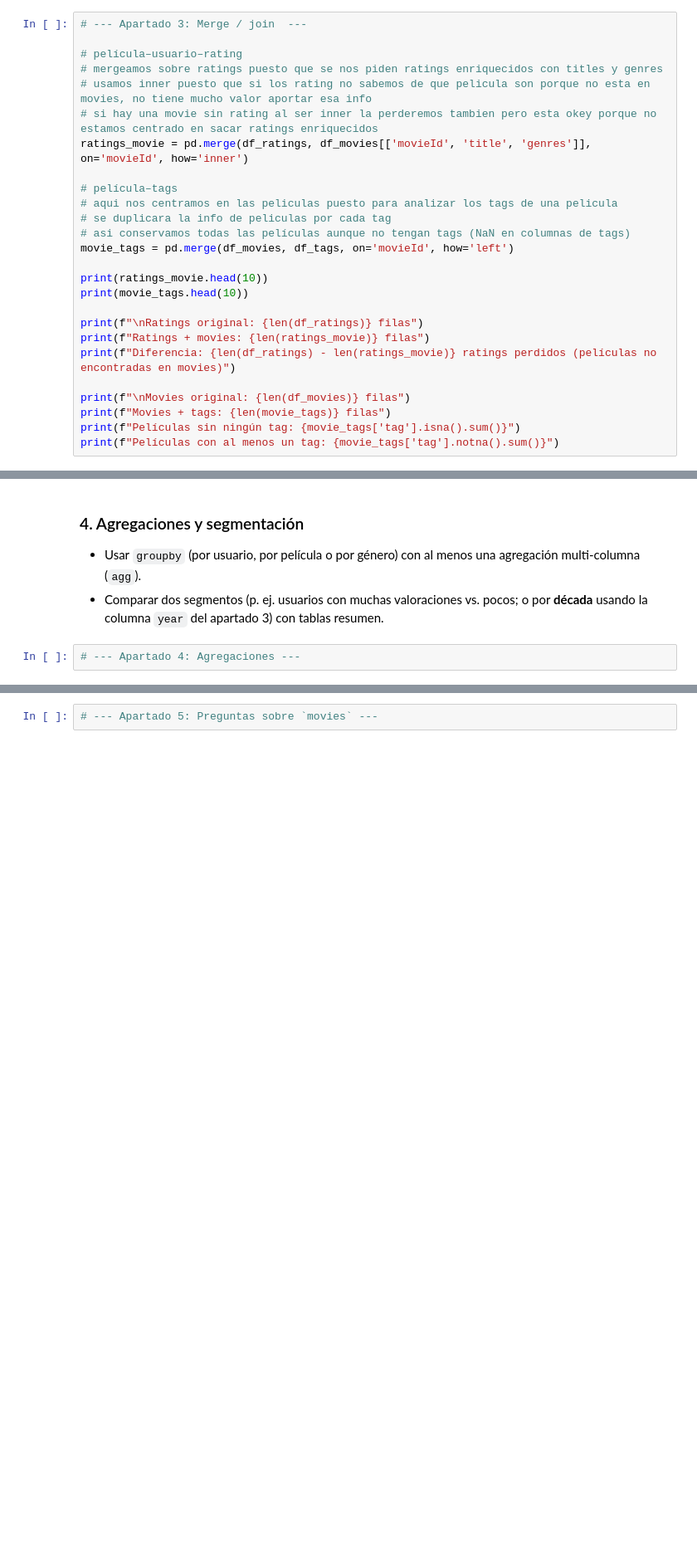
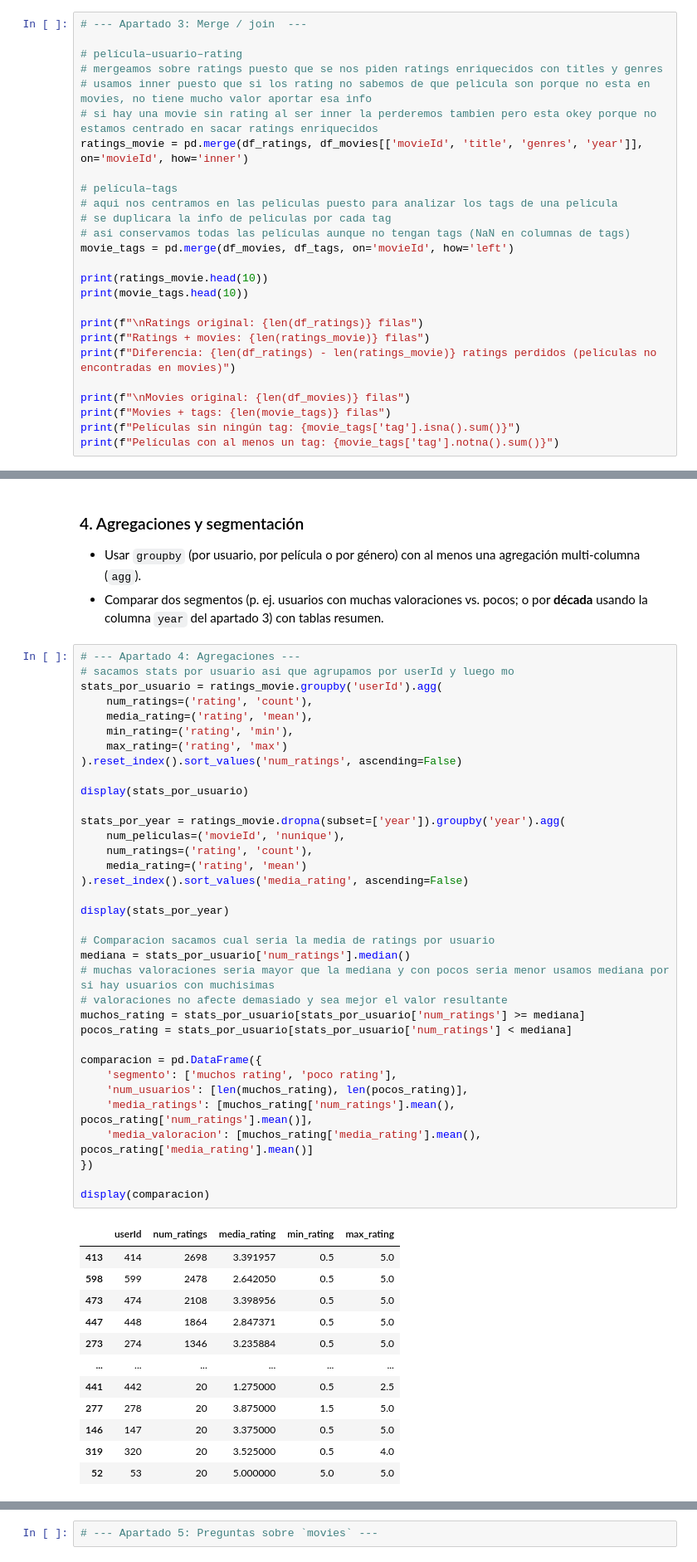
Before and after one commit to xFloki/tc-catalogo-peliculas-team-8, a Jupyter notebook: Team_Challenge_sprint03_04.ipynb, the cells around one changed output, grey strips where cells are left out. Shown at 83% size. Drawn from its saved outputs; the diff is of its cells as text; blank space fills up the shorter version.

Commit message:
(feat) Pandas - Ejercicio 4 Agregaciones
- Usar groupby con al menos una agregación multi-columna (agg)
- Comparar dos segmentos: usuarios con muchas vs. pocas valoraciones, o películas por década

```diff
--- a/Team_Challenge_sprint03_04.ipynb
+++ b/Team_Challenge_sprint03_04.ipynb
@@ -135,7 +136,7 @@ Name: title, dtype: str
 # mergeamos sobre ratings puesto que se nos piden ratings enriquecidos con titles y genres
 # usamos inner puesto que si los rating no sabemos de que pelicula son porque no esta en movies, no tiene mucho valor aportar esa info
 # si hay una movie sin rating al ser inner la perderemos tambien pero esta okey porque no estamos centrado en sacar ratings enriquecidos
-ratings_movie = pd.merge(df_ratings, df_movies[['movieId', 'title', 'genres']], on='movieId', how='inner')
+ratings_movie = pd.merge(df_ratings, df_movies[['movieId', 'title', 'genres', 'year']], on='movieId', how='inner')
 
 # película–tags
 # aqui nos centramos en las peliculas puesto para analizar los tags de una pelicula
@@ -179,3 +180,49 @@ Películas con al menos un tag: 3683
 - Comparar dos segmentos (p. ej. usuarios con muchas valoraciones vs. pocos; o por **década** usando la columna `year` del apartado 3) con tablas resumen.
 # %%
 # --- Apartado 4: Agregaciones ---
+# sacamos stats por usuario asi que agrupamos por userId y luego mo
+stats_por_usuario = ratings_movie.groupby('userId').agg(
+    num_ratings=('rating', 'count'),
+    media_rating=('rating', 'mean'),
+    min_rating=('rating', 'min'),
+    max_rating=('rating', 'max')
+).reset_index().sort_values('num_ratings', ascending=False)
+
+display(stats_por_usuario)
+
+stats_por_year = ratings_movie.dropna(subset=['year']).groupby('year').agg(
+    num_peliculas=('movieId', 'nunique'),
+    num_ratings=('rating', 'count'),
+    media_rating=('rating', 'mean')
+).reset_index().sort_values('media_rating', ascending=False)
+
+display(stats_por_year)
+
+# Comparacion sacamos cual seria la media de ratings por usuario
+mediana = stats_por_usuario['num_ratings'].median()
+# muchas valoraciones seria mayor que la mediana y con pocos seria menor usamos mediana por si hay usuarios con muchisimas
+# valoraciones no afecte demasiado y sea mejor el valor resultante
+muchos_rating = stats_por_usuario[stats_por_usuario['num_ratings'] >= mediana]
+pocos_rating = stats_por_usuario[stats_por_usuario['num_ratings'] < mediana]
+
+comparacion = pd.DataFrame({
+    'segmento': ['muchos rating', 'poco rating'],
+    'num_usuarios': [len(muchos_rating), len(pocos_rating)],
+    'media_ratings': [muchos_rating['num_ratings'].mean(), pocos_rating['num_ratings'].mean()],
+    'media_valoracion': [muchos_rating['media_rating'].mean(), pocos_rating['media_rating'].mean()]
+})
+
+display(comparacion)
+# %% [output]
+|  | userId | num_ratings | media_rating | min_rating | max_rating |
+| 413 | 414 | 2698 | 3.391957 | 0.5 | 5.0 |
+| 598 | 599 | 2478 | 2.642050 | 0.5 | 5.0 |
+| 473 | 474 | 2108 | 3.398956 | 0.5 | 5.0 |
+| 447 | 448 | 1864 | 2.847371 | 0.5 | 5.0 |
+| 273 | 274 | 1346 | 3.235884 | 0.5 | 5.0 |
+| ... | ... | ... | ... | ... | ... |
+| 441 | 442 | 20 | 1.275000 | 0.5 | 2.5 |
+| 277 | 278 | 20 | 3.875000 | 1.5 | 5.0 |
+| 146 | 147 | 20 | 3.375000 | 0.5 | 5.0 |
+| 319 | 320 | 20 | 3.525000 | 0.5 | 4.0 |
+| 52 | 53 | 20 | 5.000000 | 5.0 | 5.0 |
```
Also changed, not shown: parts of 2 cells of this notebook.
